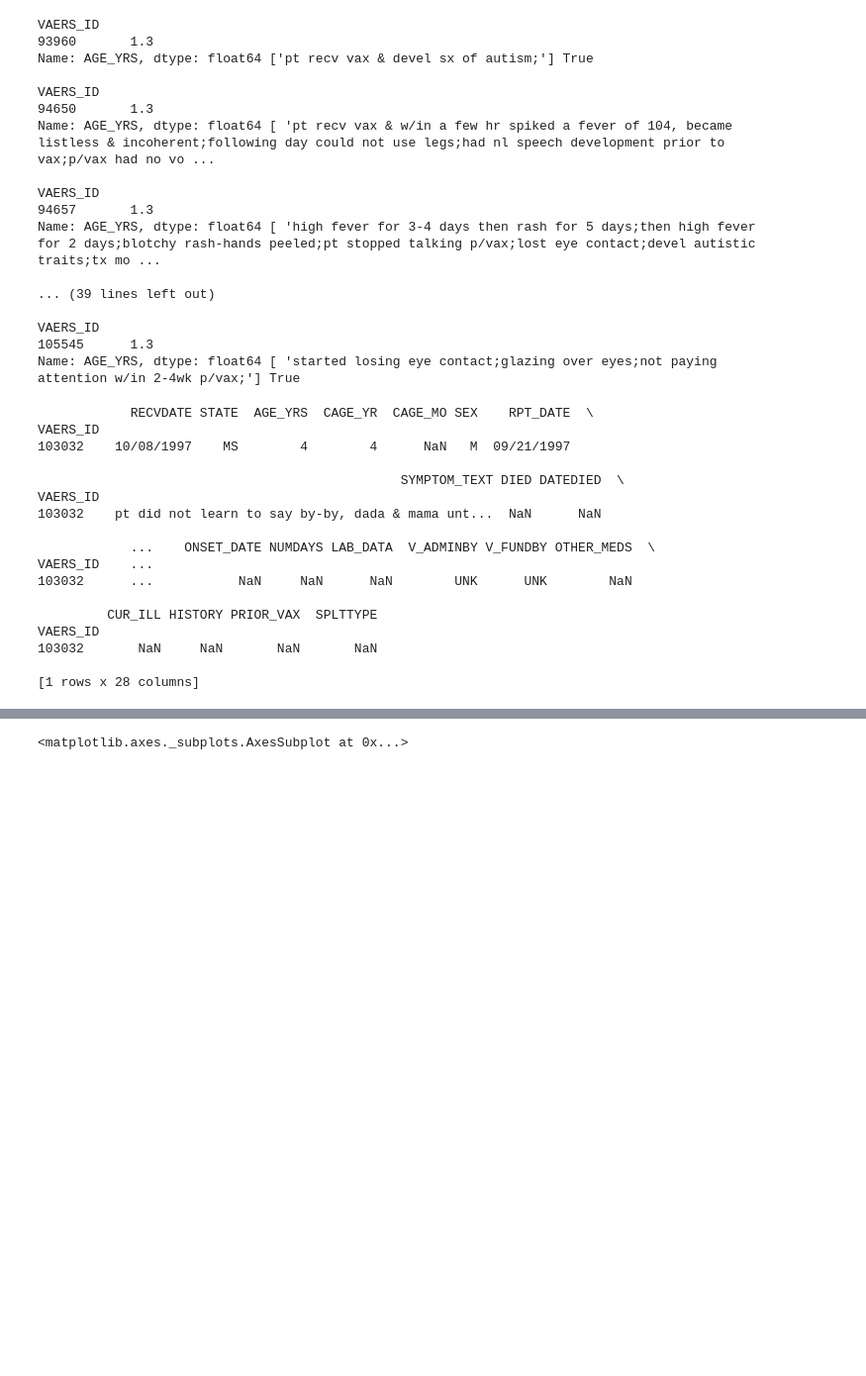
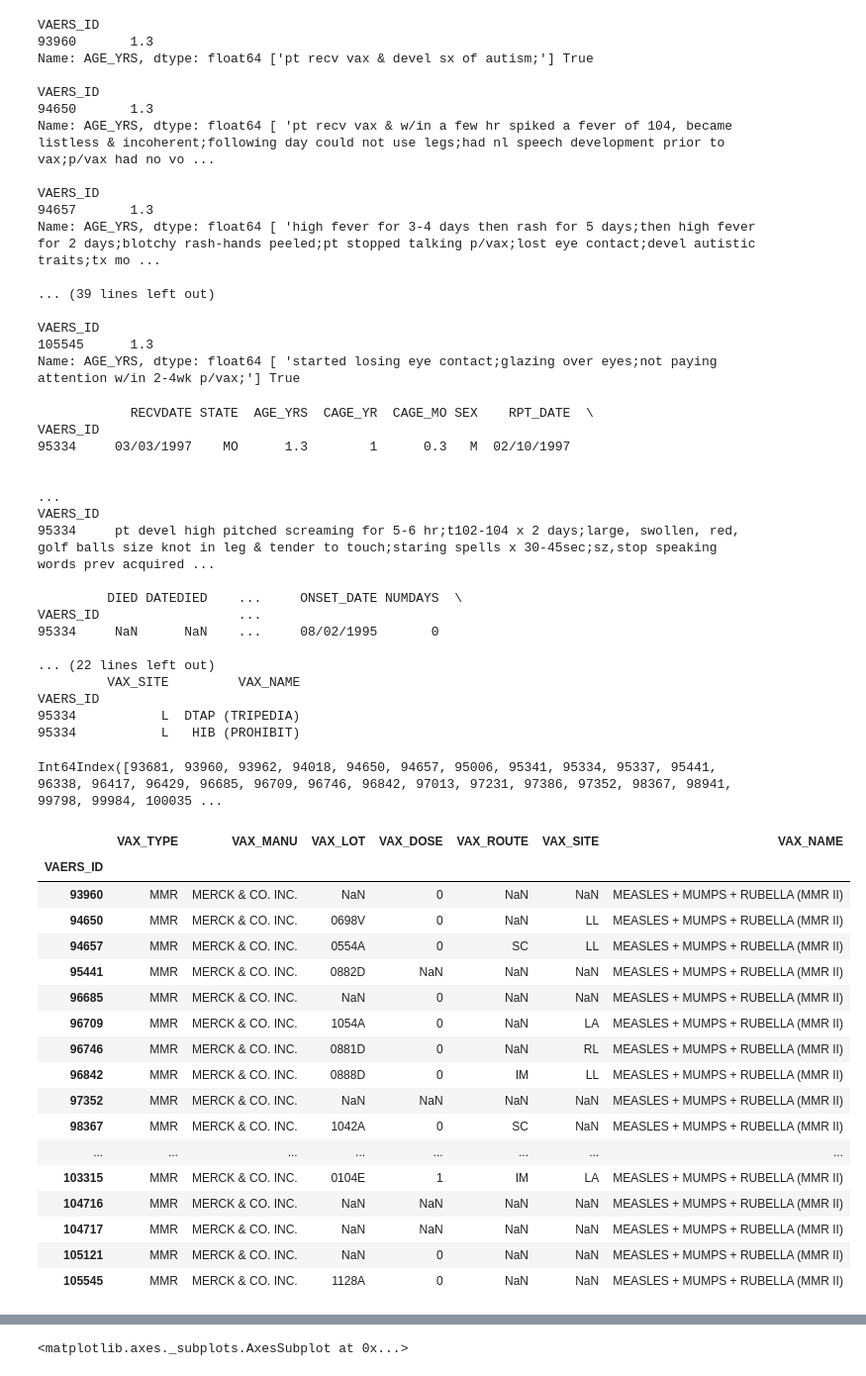
Before and after one commit to skyl/VAERS, a Jupyter notebook: 1997-autism.ipynb, the cells around one changed output, grey strips where cells are left out. Shown at 99% size. Saved outputs shown, nothing was run; the diff lists cells and outputs as text; code cells hidden in the pictures; blank space fills up the shorter version.

```diff
--- a/1997-autism.ipynb
+++ b/1997-autism.ipynb
@@ -58,25 +61,59 @@ Name: AGE_YRS, dtype: float64 [ 'started losing eye contact;glazing over eyes;no
 # %%
 #df[df.index == 102985]
 #df[df.index == 102986]
-print df[df.index == 103032]
+#print df[df.index == 103032]
+
+# no records -- DTP
+#print df[df.index == 105021]
+#print vax[vax.index == 105021]
+
+print df[df.index == 95334]
+print vax[vax.index == 95334]
 # %% [output]
             RECVDATE STATE  AGE_YRS  CAGE_YR  CAGE_MO SEX    RPT_DATE  \
 VAERS_ID
-103032    10/08/1997    MS        4        4      NaN   M  09/21/1997
+95334     03/03/1997    MO      1.3        1      0.3   M  02/10/1997
 
-                                               SYMPTOM_TEXT DIED DATEDIED  \
+                                                                                                                                                                                                         ...
 VAERS_ID
-103032    pt did not learn to say by-by, dada & mama unt...  NaN      NaN
+95334     pt devel high pitched screaming for 5-6 hr;t102-104 x 2 days;large, swollen, red, golf balls size knot in leg & tender to touch;staring spells x 30-45sec;sz,stop speaking words prev acquired ...
 
-            ...    ONSET_DATE NUMDAYS LAB_DATA  V_ADMINBY V_FUNDBY OTHER_MEDS  \
-VAERS_ID    ...
-103032      ...           NaN     NaN      NaN        UNK      UNK        NaN
+         DIED DATEDIED    ...     ONSET_DATE NUMDAYS  \
+VAERS_ID                  ...
+95334     NaN      NaN    ...     08/02/1995       0
 
-         CUR_ILL HISTORY PRIOR_VAX  SPLTTYPE
+... (22 lines left out)
+         VAX_SITE         VAX_NAME
 VAERS_ID
-103032       NaN     NaN       NaN       NaN
-
-[1 rows x 28 columns]
+95334           L  DTAP (TRIPEDIA)
+95334           L   HIB (PROHIBIT)
+# %%
+df[s].index
+# %% [output]
+Int64Index([93681, 93960, 93962, 94018, 94650, 94657, 95006, 95341, 95334, 95337, 95441, 96338, 96417, 96429, 96685, 96709, 96746, 96842, 97013, 97231, 97386, 97352, 98367, 98941, 99798, 99984, 100035 ...
+# %%
+mmr_vaxxers = vax[vax.VAX_TYPE.str.contains("MMR")]
+# %%
+mmr_vaxxers[mmr_vaxxers.index.isin(mmr_vaxxers.index.intersection(df[s].index))]
+# %% [output]
+|  | VAX_TYPE | VAX_MANU | VAX_LOT | VAX_DOSE | VAX_ROUTE | VAX_SITE | VAX_NAME |
+| VAERS_ID |  |  |  |  |  |  |  |
+| 93960 | MMR | MERCK & CO. INC. | NaN | 0 | NaN | NaN | MEASLES + MUMPS + RUBELLA (MMR II) |
+| 94650 | MMR | MERCK & CO. INC. | 0698V | 0 | NaN | LL | MEASLES + MUMPS + RUBELLA (MMR II) |
+| 94657 | MMR | MERCK & CO. INC. | 0554A | 0 | SC | LL | MEASLES + MUMPS + RUBELLA (MMR II) |
+| 95441 | MMR | MERCK & CO. INC. | 0882D | NaN | NaN | NaN | MEASLES + MUMPS + RUBELLA (MMR II) |
+| 96685 | MMR | MERCK & CO. INC. | NaN | 0 | NaN | NaN | MEASLES + MUMPS + RUBELLA (MMR II) |
+| 96709 | MMR | MERCK & CO. INC. | 1054A | 0 | NaN | LA | MEASLES + MUMPS + RUBELLA (MMR II) |
+| 96746 | MMR | MERCK & CO. INC. | 0881D | 0 | NaN | RL | MEASLES + MUMPS + RUBELLA (MMR II) |
+| 96842 | MMR | MERCK & CO. INC. | 0888D | 0 | IM | LL | MEASLES + MUMPS + RUBELLA (MMR II) |
+| 97352 | MMR | MERCK & CO. INC. | NaN | NaN | NaN | NaN | MEASLES + MUMPS + RUBELLA (MMR II) |
+| 98367 | MMR | MERCK & CO. INC. | 1042A | 0 | SC | NaN | MEASLES + MUMPS + RUBELLA (MMR II) |
+| ... | ... | ... | ... | ... | ... | ... | ... |
+| 103315 | MMR | MERCK & CO. INC. | 0104E | 1 | IM | LA | MEASLES + MUMPS + RUBELLA (MMR II) |
+| 104716 | MMR | MERCK & CO. INC. | NaN | NaN | NaN | NaN | MEASLES + MUMPS + RUBELLA (MMR II) |
+| 104717 | MMR | MERCK & CO. INC. | NaN | NaN | NaN | NaN | MEASLES + MUMPS + RUBELLA (MMR II) |
+| 105121 | MMR | MERCK & CO. INC. | NaN | 0 | NaN | NaN | MEASLES + MUMPS + RUBELLA (MMR II) |
+| 105545 | MMR | MERCK & CO. INC. | 1128A | 0 | NaN | NaN | MEASLES + MUMPS + RUBELLA (MMR II) |
 # %%
 df[s]
 # %% [output]
```
Also changed, not shown: parts of 3 cells of this notebook.
